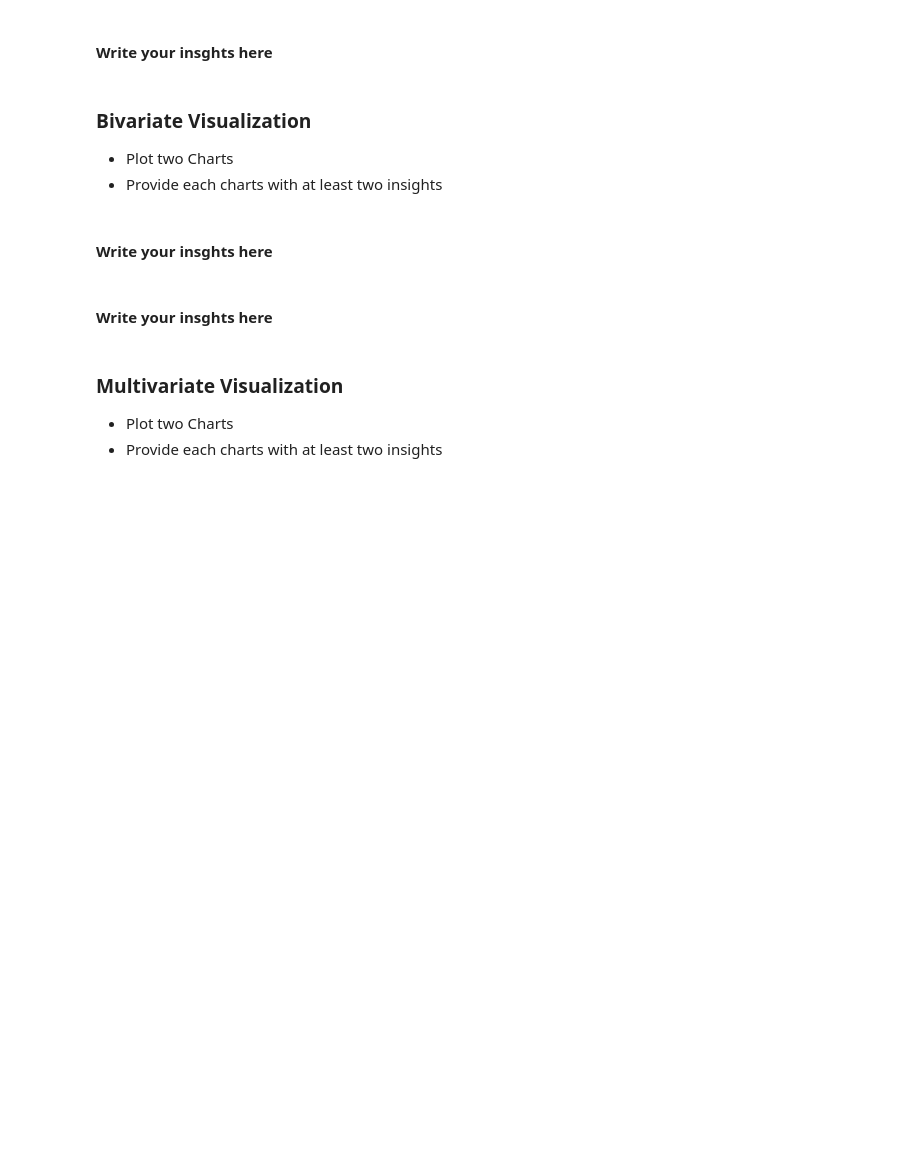
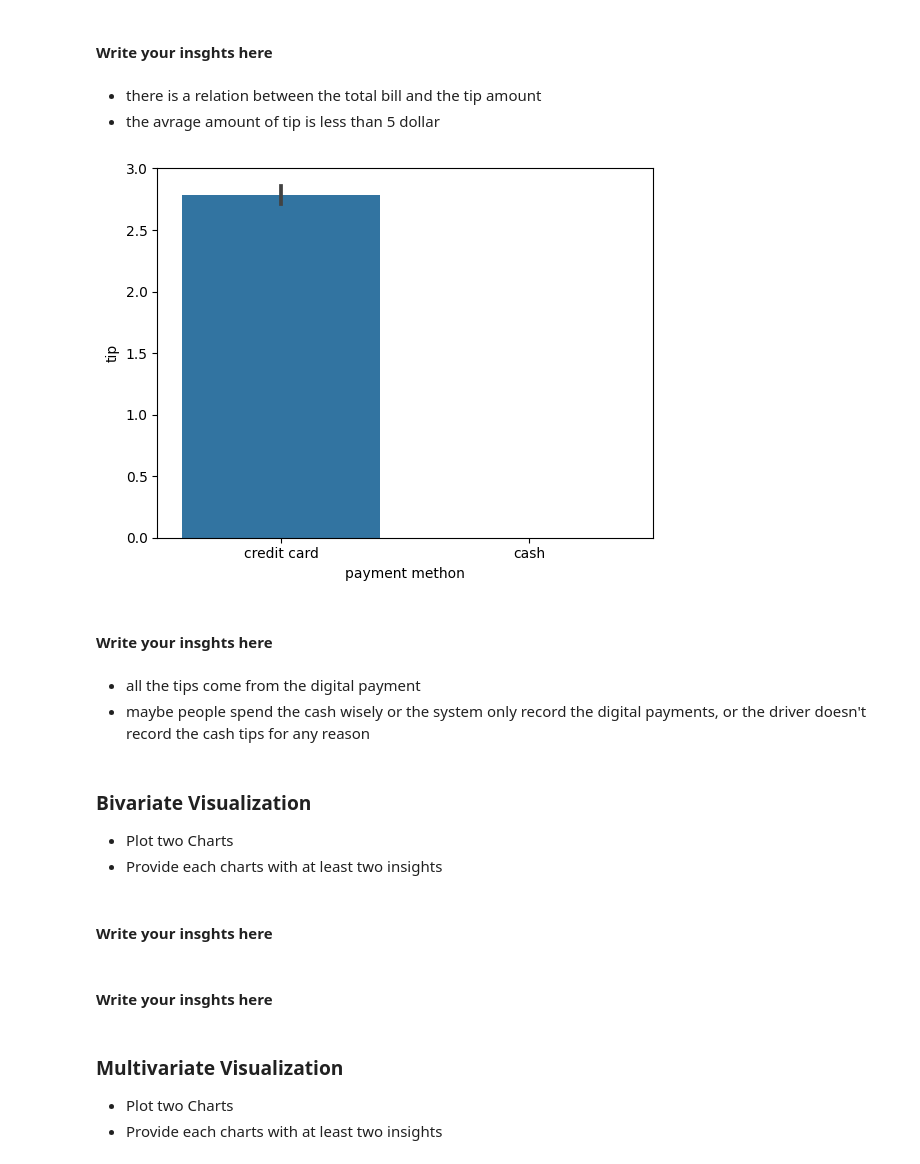
Before and after one commit to Tuwaiq-Data-Science-Bootcamp-V2/EDA-Lab1, a Jupyter notebook: EDA_Assignment .ipynb, the cells around one changed output. Saved outputs shown, nothing was run; the diff lists cells and outputs as text; code cells hidden in the pictures; blank space fills up the shorter version.

```diff
--- a/EDA_Assignment .ipynb
+++ b/EDA_Assignment .ipynb
@@ -11,5 +70,20 @@
 # %% [markdown]
 #### Write your insghts here
+# %% [markdown]
+- there is a relation between the total bill and the tip amount
+- the avrage amount of tip is less than 5 dollar
+# %%
+sns.barplot(data=df, x='payment',y='tip')
+plt.xlabel('payment methon')
+plt.ylabel('tip')
+plt.show()
+# %% [output]
+[figure, added]
+# %% [markdown]
+#### Write your insghts here
+# %% [markdown]
+- all the tips come from the digital payment
+- maybe people spend the cash wisely or the system only record the digital payments, or the driver doesn't record the cash tips for any reason
 # %% [markdown]
 ### Bivariate Visualization
 * Plot two Charts
```
Also changed, not shown: parts of 6 cells of this notebook.
